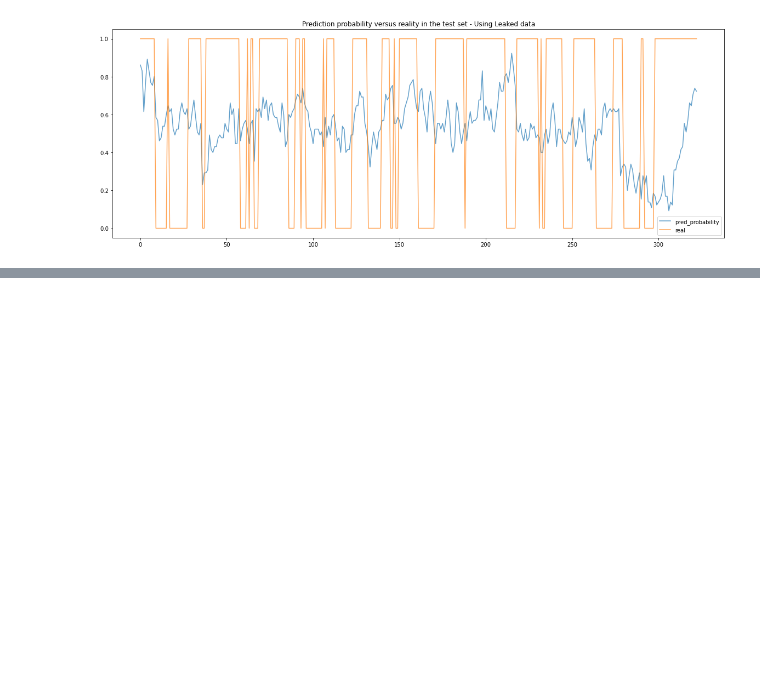
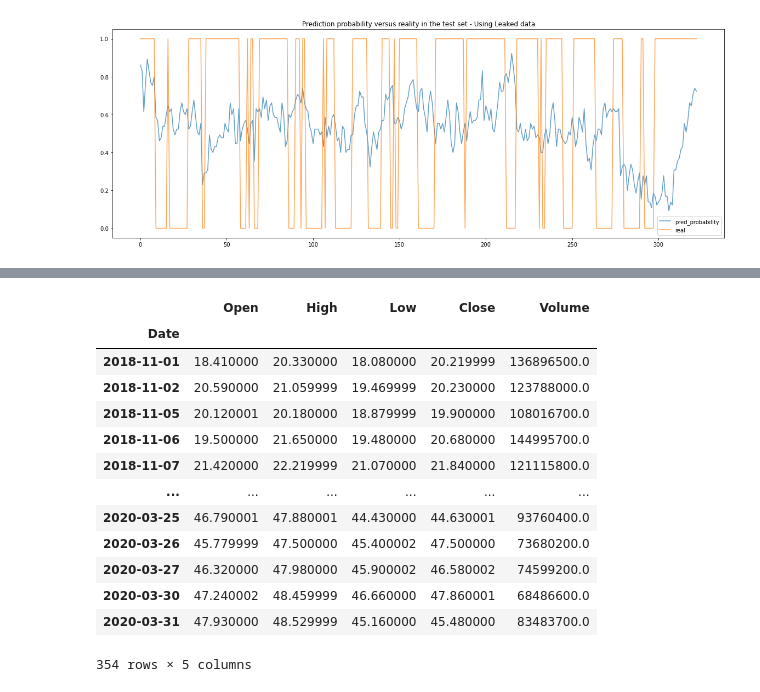
Before and after one commit to PodorCN/AFM423, a Jupyter notebook: Untitled.ipynb, the cells around one changed output, grey strips where cells are left out. Cells and saved outputs as stored; diff of their text form; code cells hidden in the pictures; blank space fills up the shorter version.

```diff
--- a/Untitled.ipynb
+++ b/Untitled.ipynb
@@ -178,0 +512,17 @@ Confusion Matrix
+# %%
+(stocksOfInterest[0]).orig
+# %% [output]
+|  | Open | High | Low | Close | Volume |
+| Date |  |  |  |  |  |
+| 2018-11-01 | 18.410000 | 20.330000 | 18.080000 | 20.219999 | 136896500.0 |
+| 2018-11-02 | 20.590000 | 21.059999 | 19.469999 | 20.230000 | 123788000.0 |
+| 2018-11-05 | 20.120001 | 20.180000 | 18.879999 | 19.900000 | 108016700.0 |
+| 2018-11-06 | 19.500000 | 21.650000 | 19.480000 | 20.680000 | 144995700.0 |
+| 2018-11-07 | 21.420000 | 22.219999 | 21.070000 | 21.840000 | 121115800.0 |
+| ... | ... | ... | ... | ... | ... |
+| 2020-03-25 | 46.790001 | 47.880001 | 44.430000 | 44.630001 | 93760400.0 |
+| 2020-03-26 | 45.779999 | 47.500000 | 45.400002 | 47.500000 | 73680200.0 |
+| 2020-03-27 | 46.320000 | 47.980000 | 45.900002 | 46.580002 | 74599200.0 |
+| 2020-03-30 | 47.240002 | 48.459999 | 46.660000 | 47.860001 | 68486600.0 |
+| 2020-03-31 | 47.930000 | 48.529999 | 45.160000 | 45.480000 | 83483700.0 |
+354 rows × 5 columns
```
Also changed, not shown: parts of 4 cells of this notebook.
